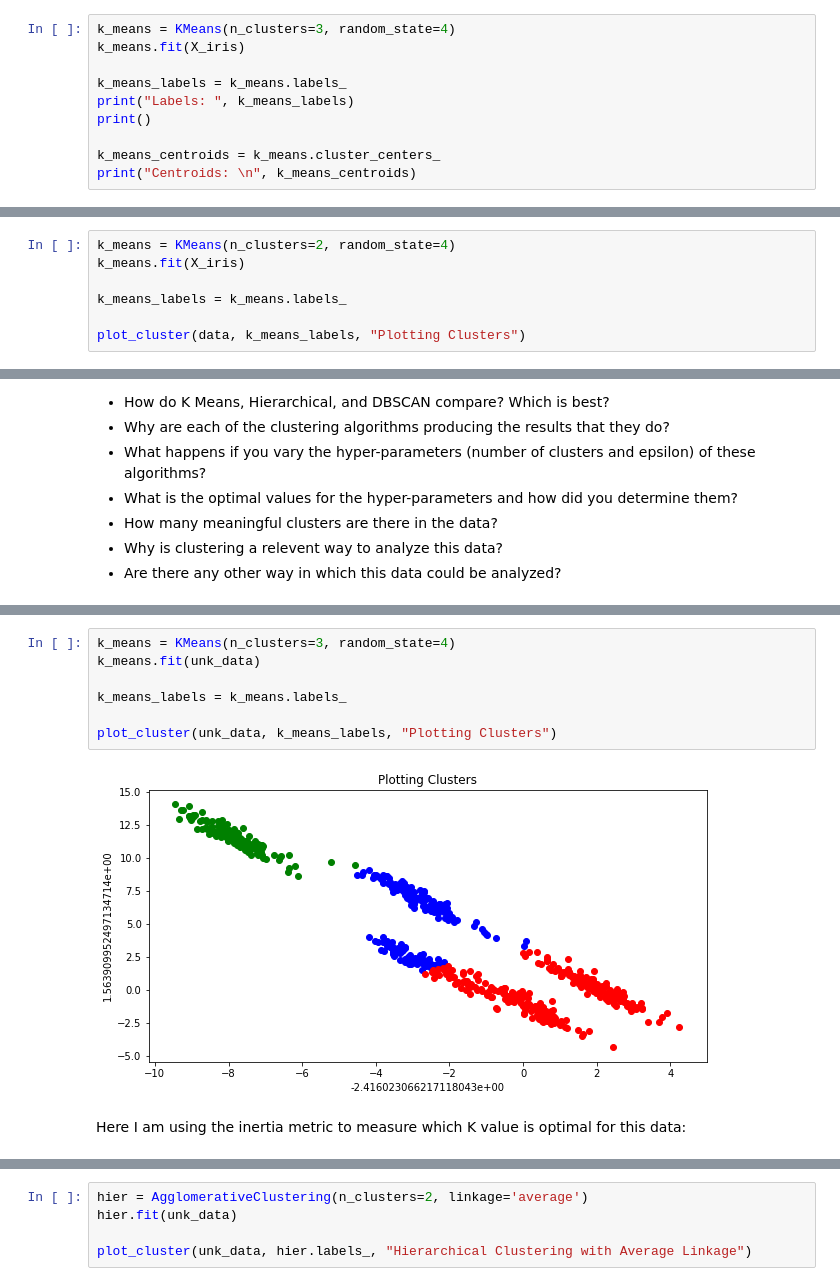
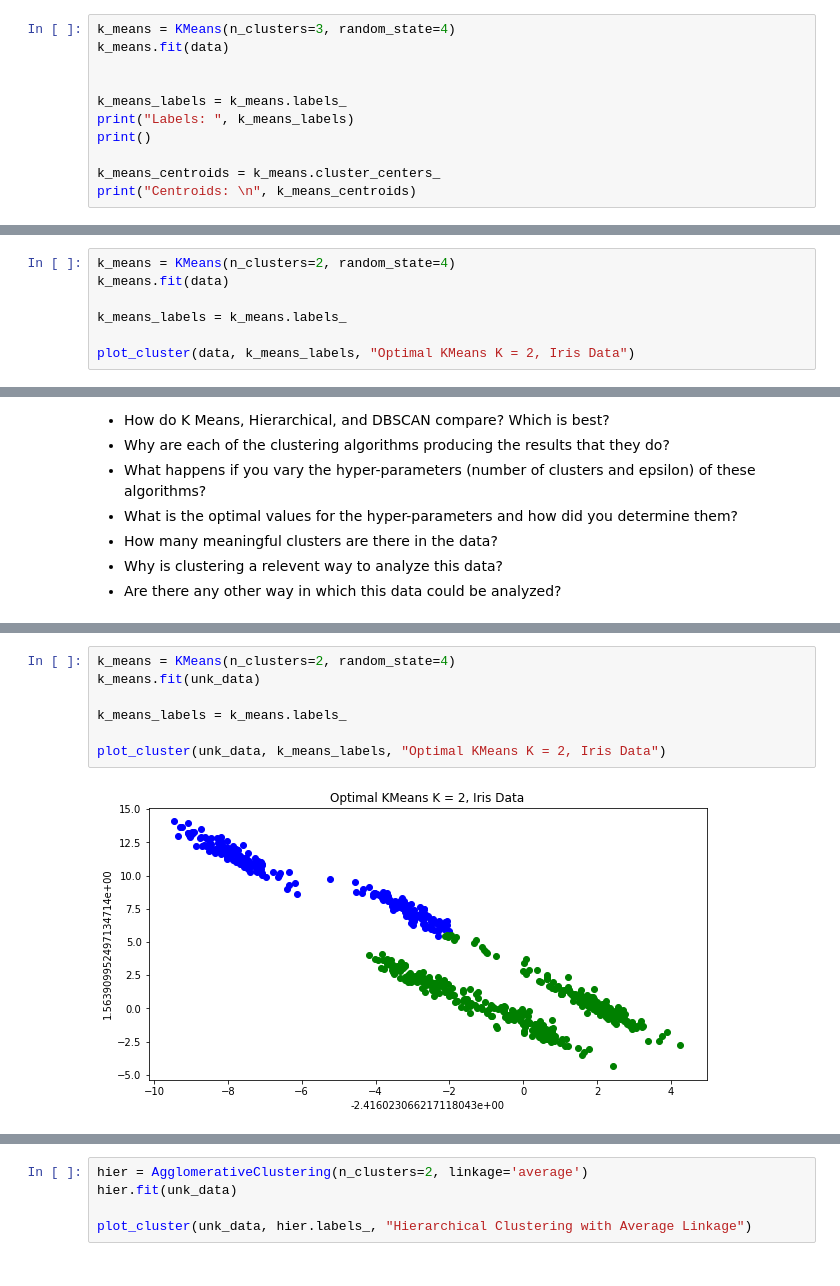
Before and after one commit to MuhammadM20/example-notebooks, a Jupyter notebook: UNIV_3360_Clustering_Homework.ipynb, the cells around one changed output, grey strips where cells are left out. Cells and saved outputs as stored; diff of their text form.

```diff
--- a/UNIV_3360_Clustering_Homework.ipynb
+++ b/UNIV_3360_Clustering_Homework.ipynb
@@ -47,7 +45,8 @@ First, we will cluster the Iris data using K-means.
 We know from prior knowledge that this dataset contains three type of iris flowers, and as a result, three classes. In the cell below, create and fit a KMeans clustering with K=3 for the iris data. Print the labels and the centroids that KMeans produces.
 # %%
 k_means = KMeans(n_clusters=3, random_state=4)
-k_means.fit(X_iris)
+k_means.fit(data)
+
 
 k_means_labels = k_means.labels_
 print("Labels: ", k_means_labels)
@@ -131,9 +130,9 @@ plt.show()
 Based on your answer above, fit KMeans for the optimal value of K and plot the resulting clustering.
 # %%
 k_means = KMeans(n_clusters=2, random_state=4)
-k_means.fit(X_iris)
+k_means.fit(data)
 
 k_means_labels = k_means.labels_
 
-plot_cluster(data, k_means_labels, "Plotting Clusters")
+plot_cluster(data, k_means_labels, "Optimal KMeans K = 2, Iris Data")
 # %% [output]
@@ -231,11 +242,9 @@ Here I am plotting the data using KMeans clustering with K = 3:
 # %%
-k_means = KMeans(n_clusters=3, random_state=4)
+k_means = KMeans(n_clusters=2, random_state=4)
 k_means.fit(unk_data)
 
 k_means_labels = k_means.labels_
 
-plot_cluster(unk_data, k_means_labels, "Plotting Clusters")
+plot_cluster(unk_data, k_means_labels, "Optimal KMeans K = 2, Iris Data")
 # %% [output]
-[figure, old version]
+[figure, new version]
-# %% [markdown]
-Here I am using the inertia metric to measure which K value is optimal for this data:
```
Also changed, not shown: parts of 38 cells of this notebook.
